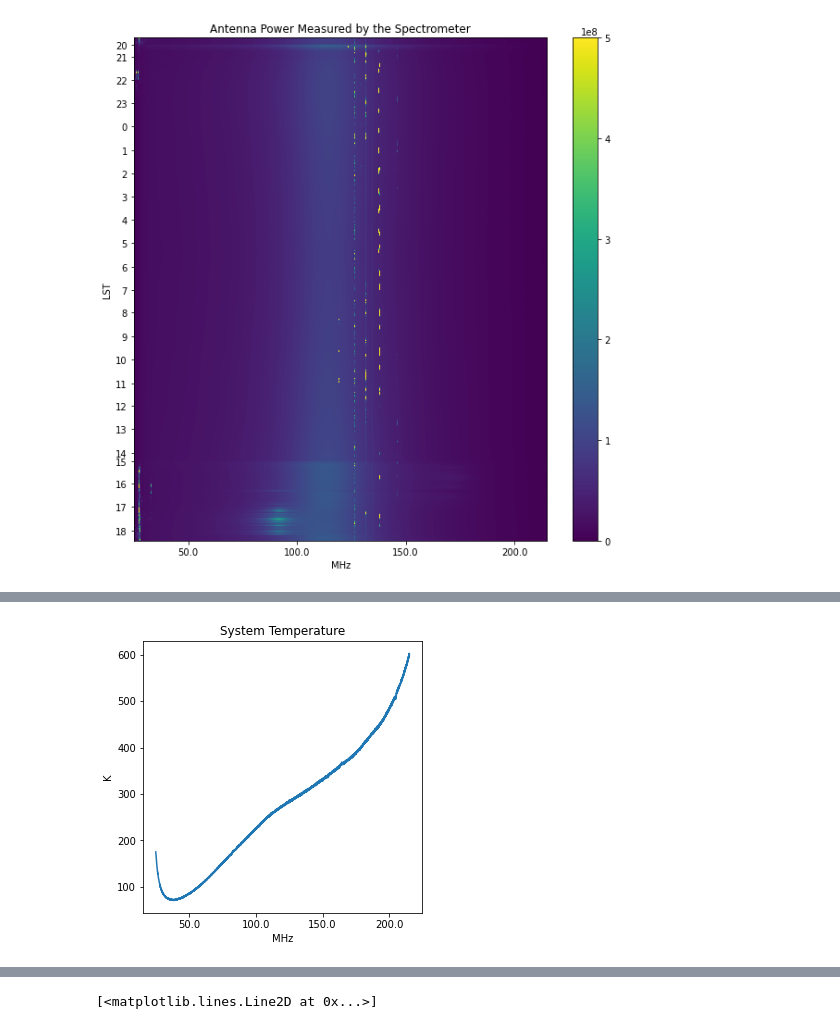
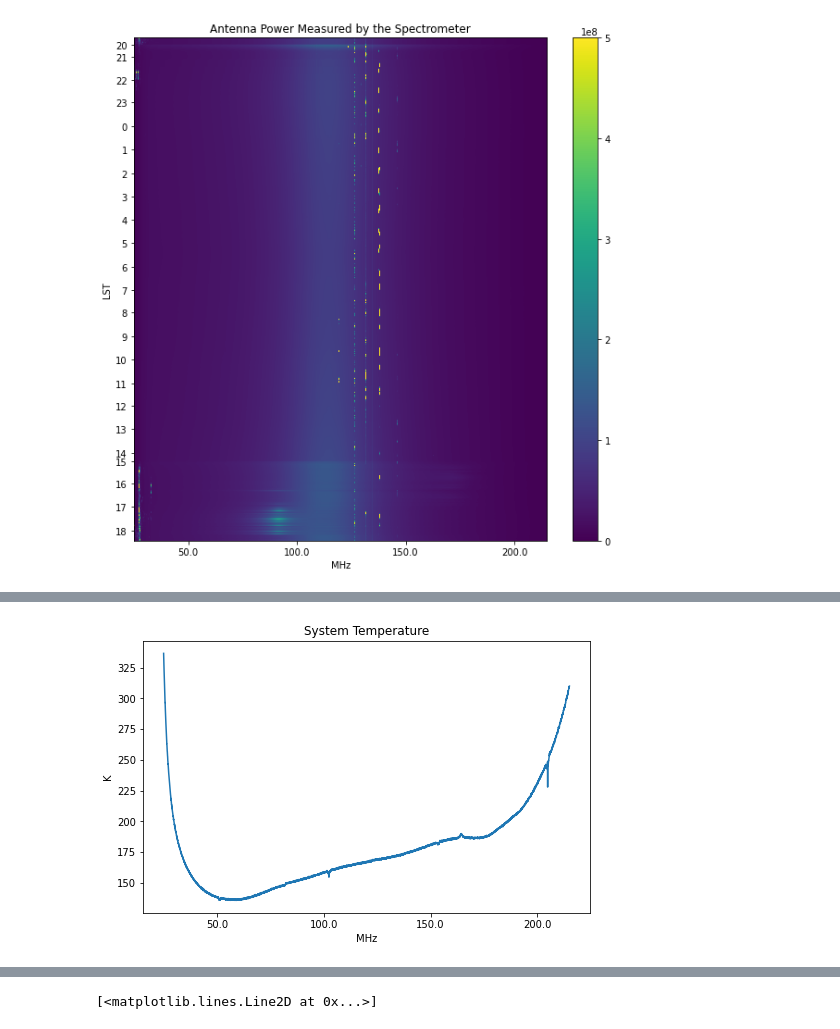
Before and after one commit to alhosani-abdulla/Highz-EXP, a Jupyter notebook: notebooks/data_pipeline.ipynb, the cells around one changed output, grey strips where cells are left out. Cells and saved outputs as stored; diff of their text form; code cells hidden in the pictures.

```diff
--- a/notebooks/data_pipeline.ipynb
+++ b/notebooks/data_pipeline.ipynb
@@ -518 +402,10 @@ system_temp = blackbody_spectrum / system_gain - blackbody_temp
+# %%
+# calibrate using noise diode and resistor measurements
+# @100MHz, T = 2086K
+# @250MHz, T = 2002K
+nd_temp = 2086 + (2002 - 2086) / (250 - 100) * (frequencies_mhz - 100)
+resistor_temp = 275 # K - ambient temperature during measurement
+
+system_gain = (globals()['noise_diode_spec_median'] - globals()['resistor_spec_median']) / (nd_temp - resistor_temp)
+system_temp = globals()['resistor_spec_median'] / system_gain - resistor_temp
 # %%
@@ -531,14 +424,13 @@ plt.show()
 # %%
-plt.figure(1, figsize=(5,5), facecolor='white')
+def plot_temperature(temperature, title="Temperature"):
+    plt.figure(1, figsize=(8,5), facecolor='white')
+    plt.xticks(ticks=plot_frequency_tick_idx, labels=plot_frequency_tick_labels)
+    plt.xlabel('MHz')
+    plt.ylabel('K')
+    plt.title(title)
+    plt.plot(temperature)
+    plt.show()
 
-plt.xticks(ticks=plot_frequency_tick_idx, labels=plot_frequency_tick_labels)
-plt.xlabel('MHz')
-
-# y axis parameters:
-plt.ylabel('K')
-
-plt.title("System Temperature")
-plt.plot(system_temp)
-plt.show()
+plot_temperature(system_temp, title="System Temperature")
 # %% [output]
-[figure, old version]
+[figure, new version]
```
Also changed, not shown: parts of 21 cells of this notebook, 1 other file.
